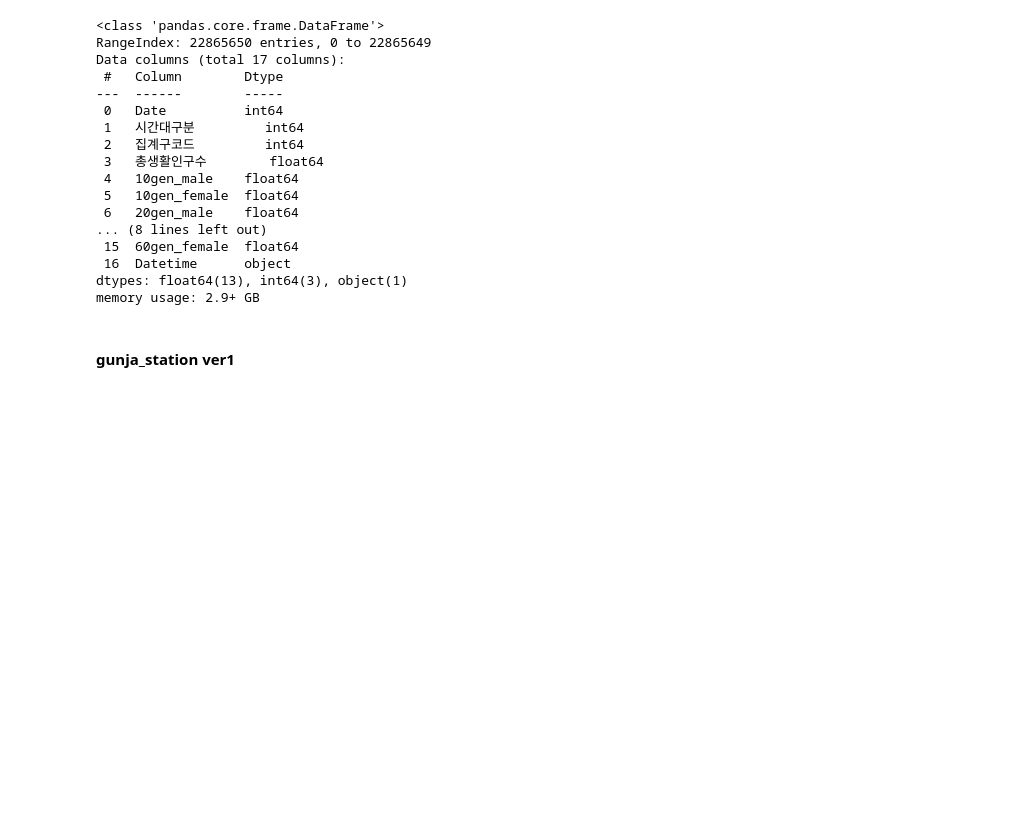
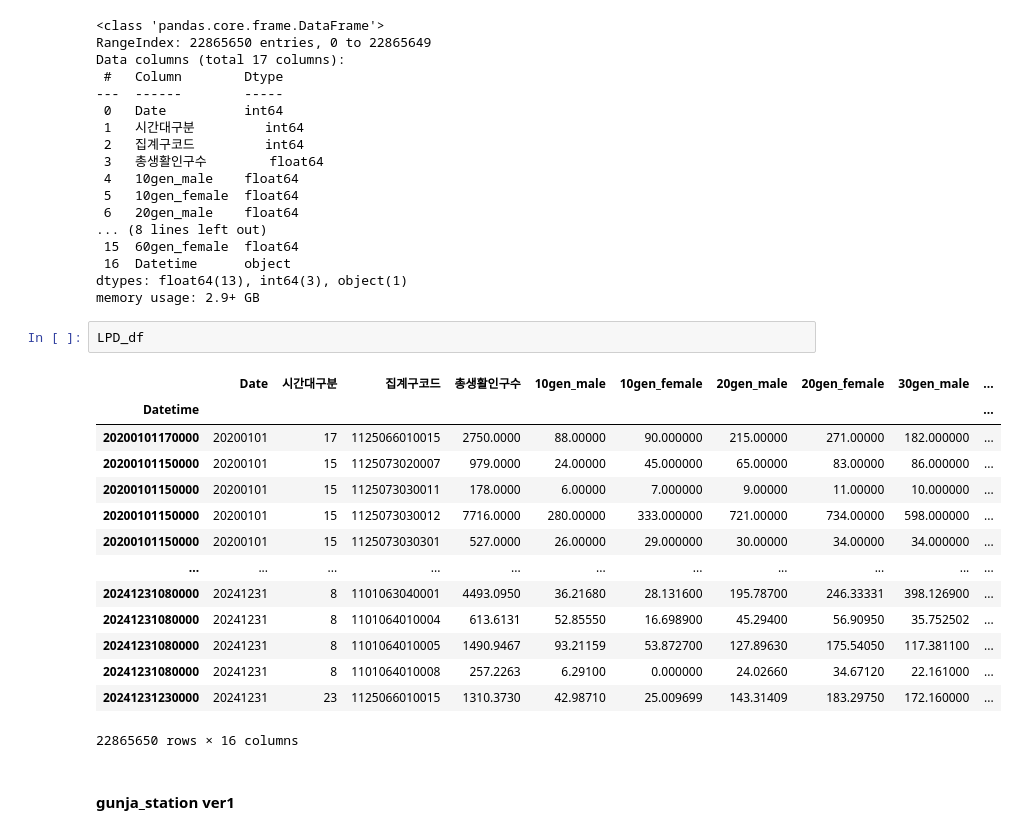
Before and after one commit to yeonseoGit/People_Lstm, a Jupyter notebook: data_ai.ipynb, the cells around one changed output. Cells and saved outputs as stored; diff of their text form; blank space fills up the shorter version.

```diff
--- a/data_ai.ipynb
+++ b/data_ai.ipynb
@@ -130,6 +130,23 @@ Data columns (total 17 columns):
  16  Datetime      object
 dtypes: float64(13), int64(3), object(1)
 memory usage: 2.9+ GB
+# %%
+LPD_df
+# %% [output]
+|  | Date | 시간대구분 | 집계구코드 | 총생활인구수 | 10gen_male | 10gen_female | 20gen_male | 20gen_female | 30gen_male | ... |
+| Datetime |  |  |  |  |  |  |  |  |  | ... |
+| 20200101170000 | 20200101 | 17 | 1125066010015 | 2750.0000 | 88.00000 | 90.000000 | 215.00000 | 271.00000 | 182.000000 | ... |
+| 20200101150000 | 20200101 | 15 | 1125073020007 | 979.0000 | 24.00000 | 45.000000 | 65.00000 | 83.00000 | 86.000000 | ... |
+| 20200101150000 | 20200101 | 15 | 1125073030011 | 178.0000 | 6.00000 | 7.000000 | 9.00000 | 11.00000 | 10.000000 | ... |
+| 20200101150000 | 20200101 | 15 | 1125073030012 | 7716.0000 | 280.00000 | 333.000000 | 721.00000 | 734.00000 | 598.000000 | ... |
+| 20200101150000 | 20200101 | 15 | 1125073030301 | 527.0000 | 26.00000 | 29.000000 | 30.00000 | 34.00000 | 34.000000 | ... |
+| ... | ... | ... | ... | ... | ... | ... | ... | ... | ... | ... |
+| 20241231080000 | 20241231 | 8 | 1101063040001 | 4493.0950 | 36.21680 | 28.131600 | 195.78700 | 246.33331 | 398.126900 | ... |
+| 20241231080000 | 20241231 | 8 | 1101064010004 | 613.6131 | 52.85550 | 16.698900 | 45.29400 | 56.90950 | 35.752502 | ... |
+| 20241231080000 | 20241231 | 8 | 1101064010005 | 1490.9467 | 93.21159 | 53.872700 | 127.89630 | 175.54050 | 117.381100 | ... |
+| 20241231080000 | 20241231 | 8 | 1101064010008 | 257.2263 | 6.29100 | 0.000000 | 24.02660 | 34.67120 | 22.161000 | ... |
+| 20241231230000 | 20241231 | 23 | 1125066010015 | 1310.3730 | 42.98710 | 25.009699 | 143.31409 | 183.29750 | 172.160000 | ... |
+22865650 rows × 16 columns
 # %% [markdown]
 #### gunja_station ver1
 # %%
```
Also changed, not shown: parts of 7 cells of this notebook.
